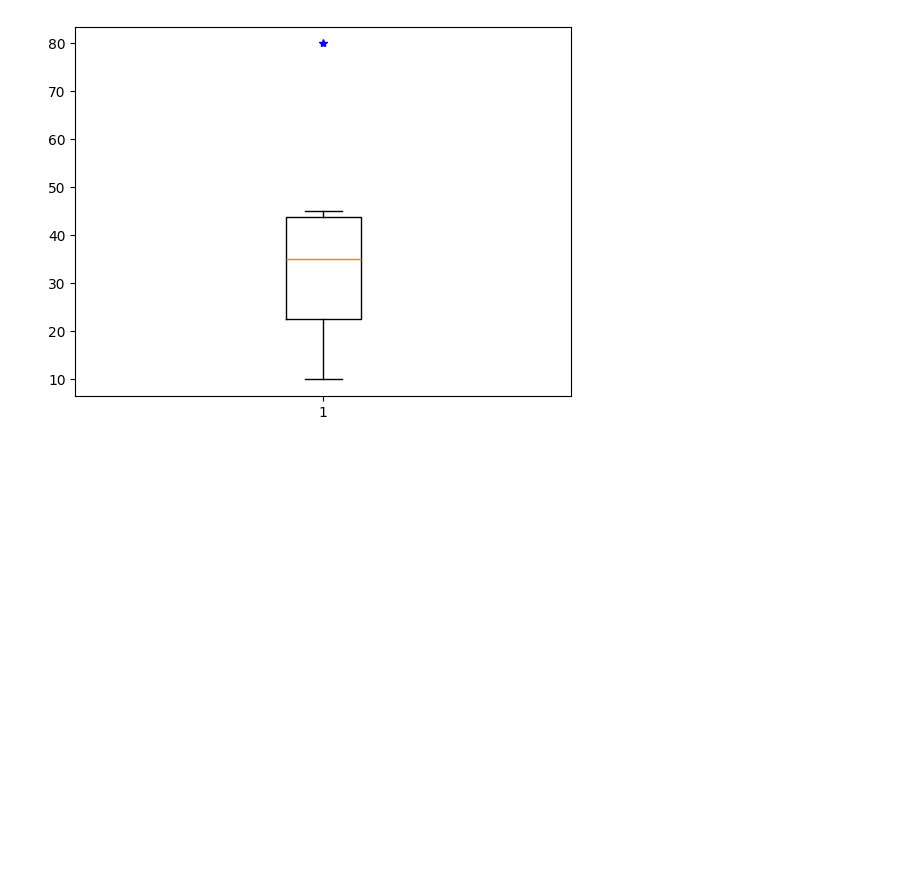
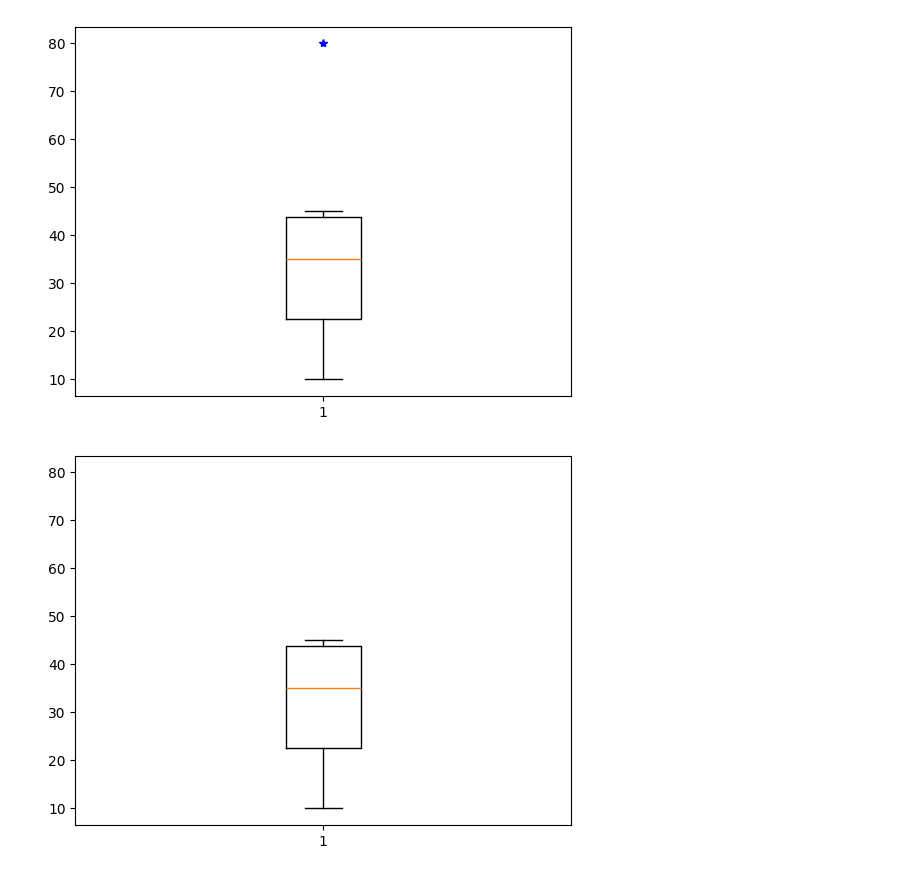
Before and after one commit to NishmthaM/matplotlib_python, a Jupyter notebook: Matplotlib.ipynb, the cells around one changed output. Saved outputs shown, nothing was run; the diff lists cells and outputs as text; code cells hidden in the pictures; blank space fills up the shorter version.

```diff
--- a/Matplotlib.ipynb
+++ b/Matplotlib.ipynb
@@ -494,3 +494,11 @@ plt.boxplot(x,sym="b*") # sym parameter changes the color and shape of the outli
 plt.show()
 # %% [output]
 [figure]
+# %%
+import matplotlib.pyplot as plt
+
+x=[10,20,30,40,45,80]
+plt.boxplot(x,sym=" ") # keeping the sym parameter blank will removes the outlier
+plt.show()
+# %% [output]
+[figure, added]
```
Also changed, not shown: parts of 4 cells of this notebook.
